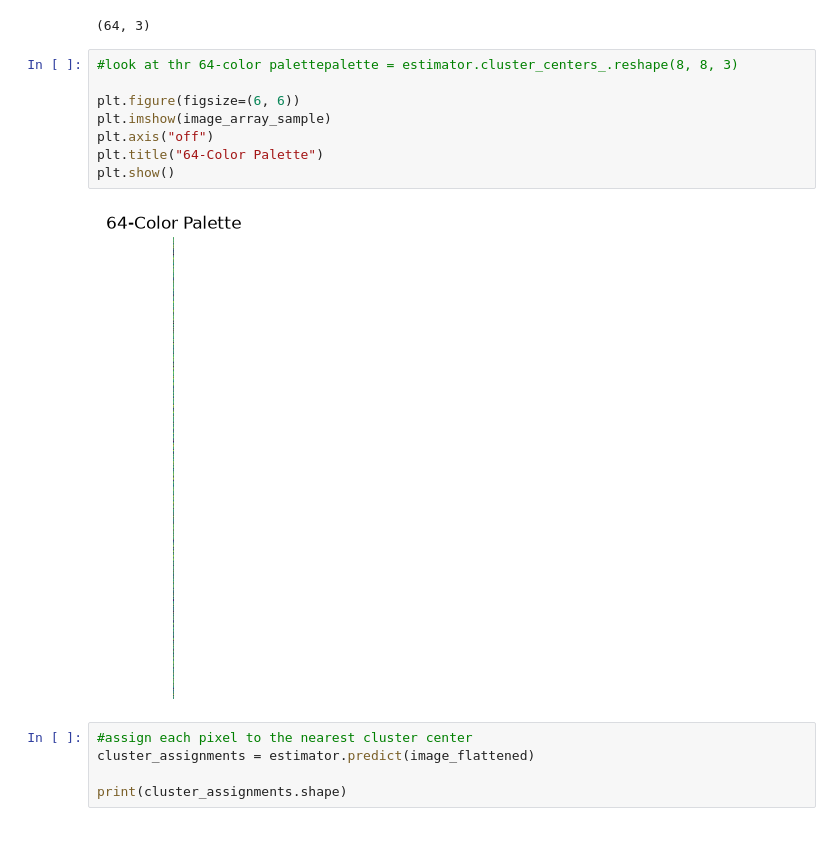
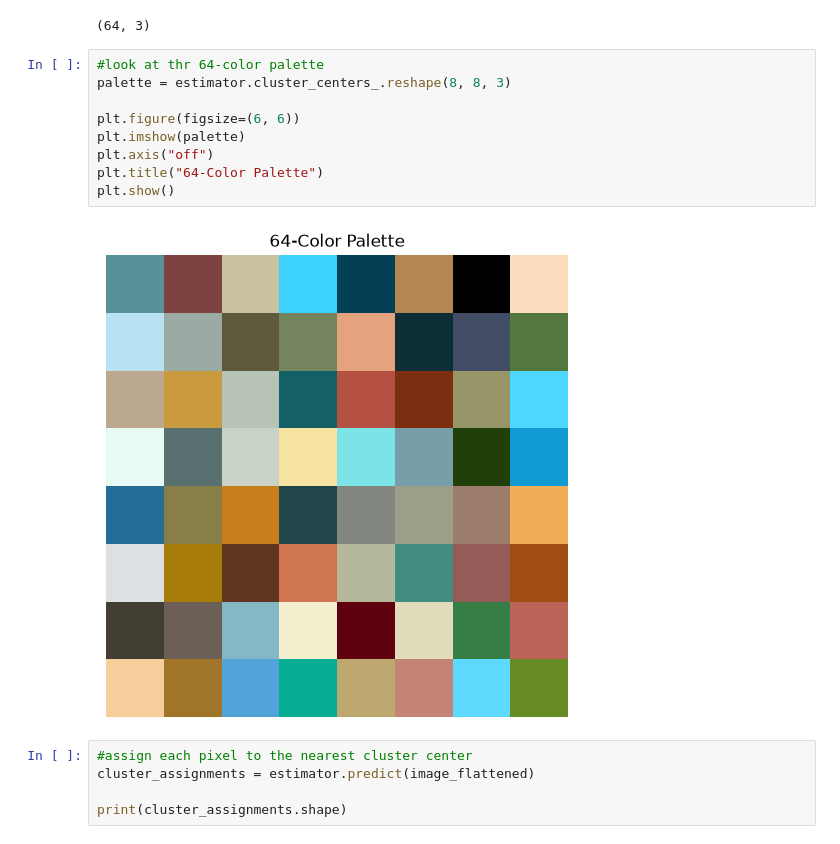
Before and after one commit to Miracle393/Clustering, a Jupyter notebook: image quantization.ipynb, the cells around one changed output. Cells and saved outputs as stored; diff of their text form.

```diff
--- a/image quantization.ipynb
+++ b/image quantization.ipynb
@@ -93,15 +93,16 @@ print(estimator.cluster_centers_.shape)
 # %% [output]
 (64, 3)
 # %%
-#look at thr 64-color palettepalette = estimator.cluster_centers_.reshape(8, 8, 3)
+#look at thr 64-color palette
+palette = estimator.cluster_centers_.reshape(8, 8, 3)
 
 plt.figure(figsize=(6, 6))
-plt.imshow(image_array_sample)
+plt.imshow(palette)
 plt.axis("off")
 plt.title("64-Color Palette")
 plt.show()
 # %% [output]
-[figure, old version]
+[figure, new version]
 # %%
 #assign each pixel to the nearest cluster center
 cluster_assignments = estimator.predict(image_flattened)
```
Also changed, not shown: 1 other file.
